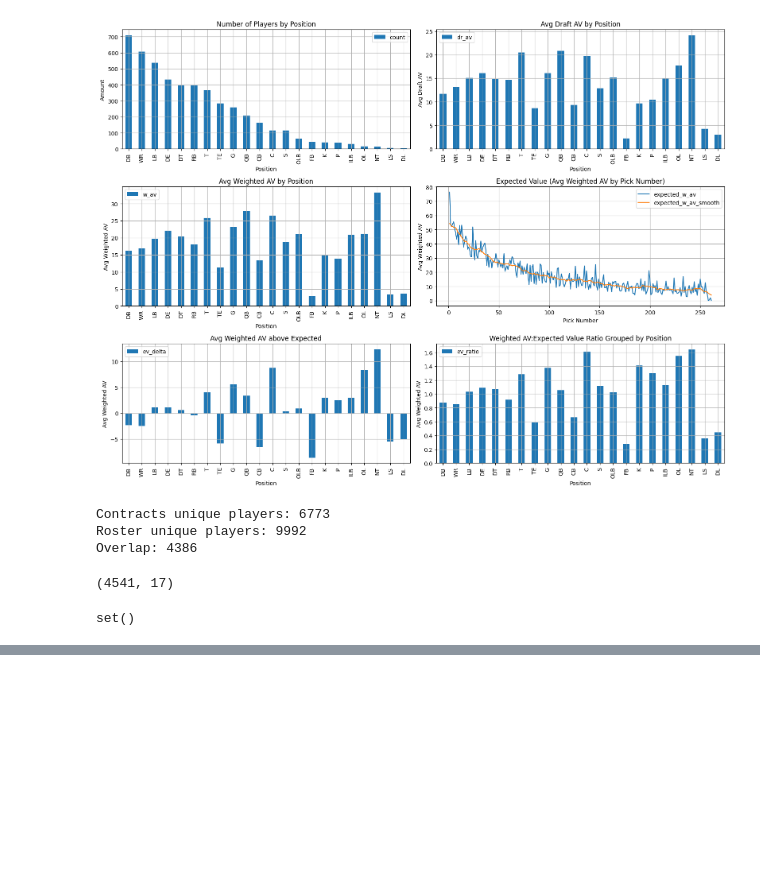
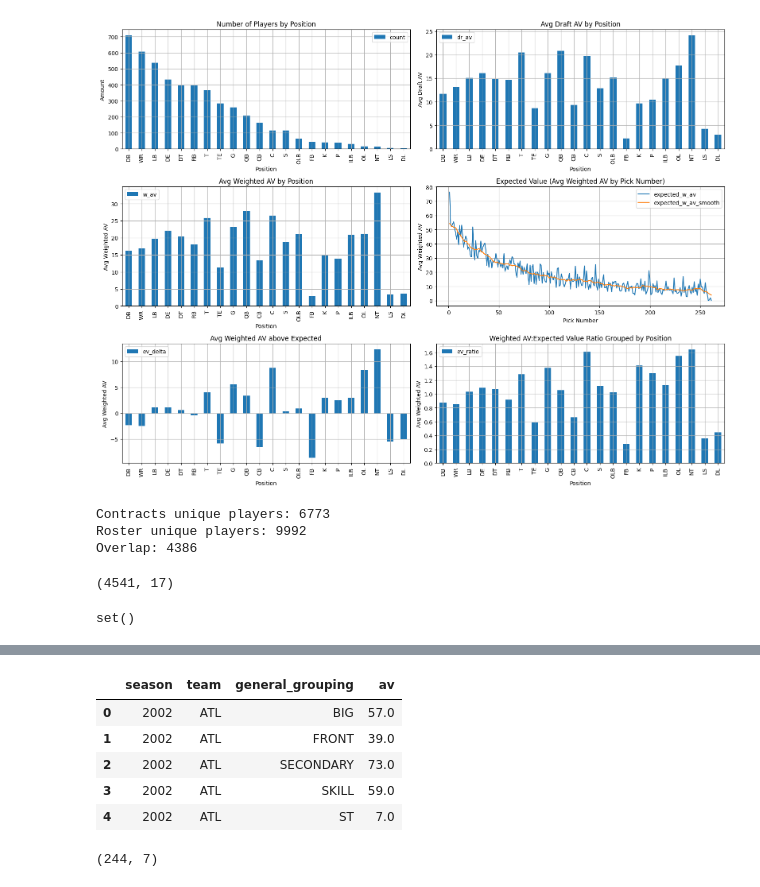
Before and after one commit to ShaneESchwartz/NFL-Team-Builder-Tool, a Jupyter notebook: TeamBuilder.ipynb, the cells around one changed output, grey strips where cells are left out. Drawn from its saved outputs; the diff is of its cells as text; code cells hidden in the pictures; blank space fills up the shorter version.

```diff
--- a/TeamBuilder.ipynb
+++ b/TeamBuilder.ipynb
@@ -474,0 +609,10 @@ pfr_all.loc[pfr_all['general_grouping'] == -1].shape
+# %%
+av_playoffs_general = pd.DataFrame(av_playoffs.groupby(['season', 'team', 'general_grouping'])['av'].sum().reset_index())
+av_playoffs_general.head(5)
+# %% [output]
+|  | season | team | general_grouping | av |
+| 0 | 2002 | ATL | BIG | 57.0 |
+| 1 | 2002 | ATL | FRONT | 39.0 |
+| 2 | 2002 | ATL | SECONDARY | 73.0 |
+| 3 | 2002 | ATL | SKILL | 59.0 |
+| 4 | 2002 | ATL | ST | 7.0 |
@@ -474,0 +625,4 @@ pfr_all.loc[pfr_all['general_grouping'] == -1].shape
+# %%
+av_team_general_wide.shape
+# %% [output]
+(244, 7)
```
Also changed, not shown: parts of 22 cells of this notebook.
